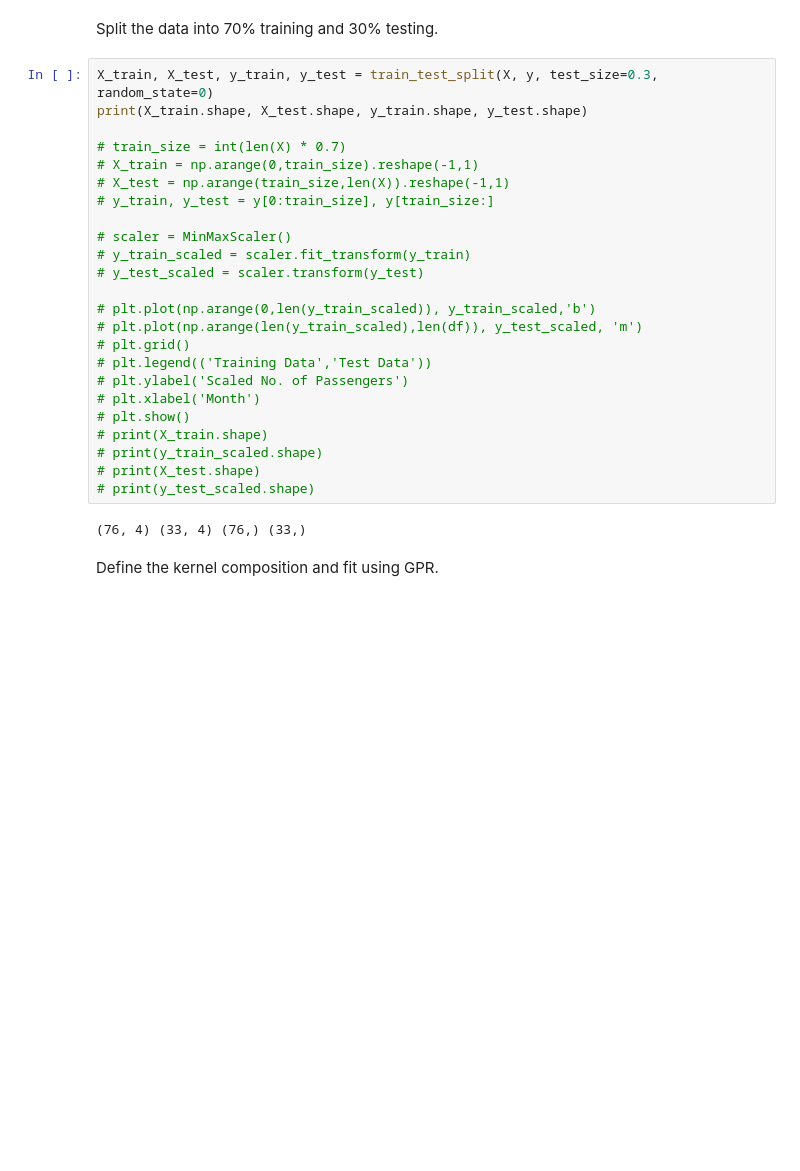
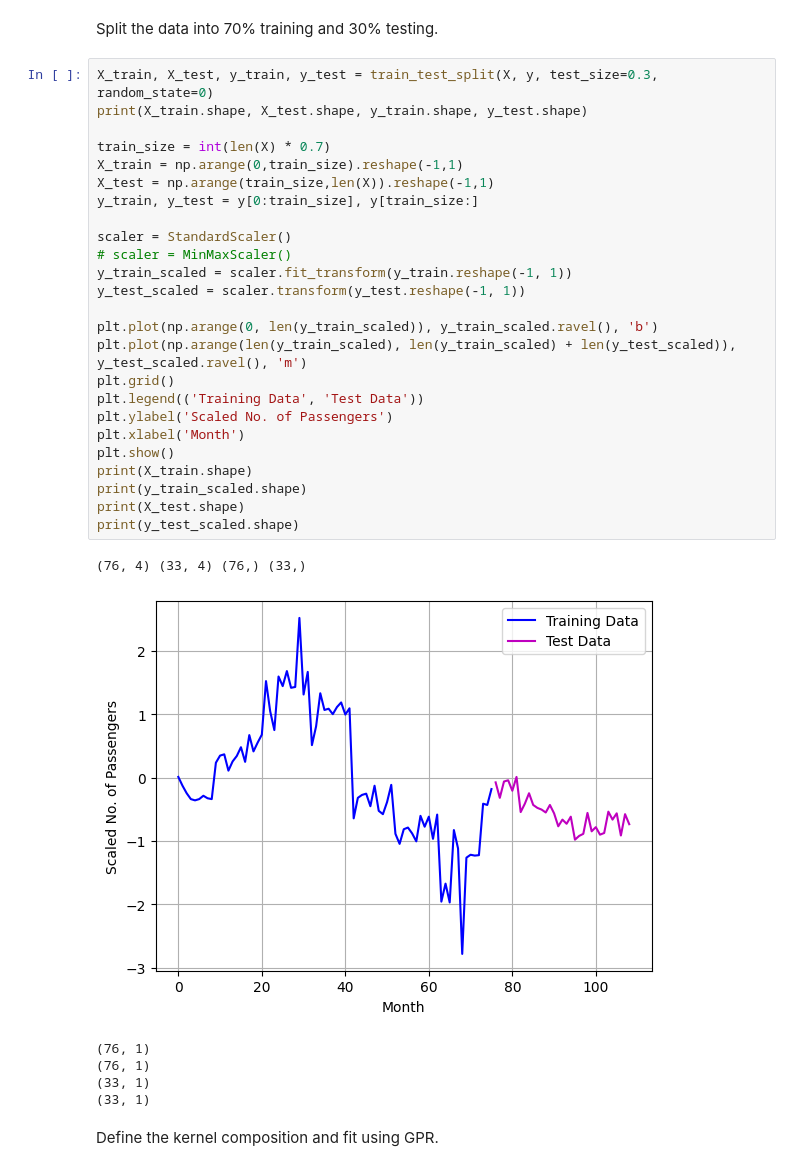
Before and after one commit to pctiope/AI221, a Jupyter notebook: Kernel_Methods/mex2_2_1.ipynb, the cells around one changed output. Saved outputs shown, nothing was run; the diff lists cells and outputs as text; blank space fills up the shorter version.

```diff
--- a/Kernel_Methods/mex2_2_1.ipynb
+++ b/Kernel_Methods/mex2_2_1.ipynb
@@ -45,29 +46,35 @@ Split the data into 70% training and 30% testing.
 # %%
 X_train, X_test, y_train, y_test = train_test_split(X, y, test_size=0.3, random_state=0)
 print(X_train.shape, X_test.shape, y_train.shape, y_test.shape)
 
-# train_size = int(len(X) * 0.7)
-# X_train = np.arange(0,train_size).reshape(-1,1)
-# X_test = np.arange(train_size,len(X)).reshape(-1,1)
-# y_train, y_test = y[0:train_size], y[train_size:]
+train_size = int(len(X) * 0.7)
+X_train = np.arange(0,train_size).reshape(-1,1)
+X_test = np.arange(train_size,len(X)).reshape(-1,1)
+y_train, y_test = y[0:train_size], y[train_size:]
 
+scaler = StandardScaler()
 # scaler = MinMaxScaler()
-# y_train_scaled = scaler.fit_transform(y_train)
-# y_test_scaled = scaler.transform(y_test)
+y_train_scaled = scaler.fit_transform(y_train.reshape(-1, 1))
+y_test_scaled = scaler.transform(y_test.reshape(-1, 1))
 
-# plt.plot(np.arange(0,len(y_train_scaled)), y_train_scaled,'b')
-# plt.plot(np.arange(len(y_train_scaled),len(df)), y_test_scaled, 'm')
-# plt.grid()
-# plt.legend(('Training Data','Test Data'))
-# plt.ylabel('Scaled No. of Passengers')
-# plt.xlabel('Month')
-# plt.show()
-# print(X_train.shape)
-# print(y_train_scaled.shape)
-# print(X_test.shape)
-# print(y_test_scaled.shape)
+plt.plot(np.arange(0, len(y_train_scaled)), y_train_scaled.ravel(), 'b')
+plt.plot(np.arange(len(y_train_scaled), len(y_train_scaled) + len(y_test_scaled)), y_test_scaled.ravel(), 'm')
+plt.grid()
+plt.legend(('Training Data', 'Test Data'))
+plt.ylabel('Scaled No. of Passengers')
+plt.xlabel('Month')
+plt.show()
+print(X_train.shape)
+print(y_train_scaled.shape)
+print(X_test.shape)
+print(y_test_scaled.shape)
 # %% [output]
 (76, 4) (33, 4) (76,) (33,)
+[figure, added]
+(76, 1)
+(76, 1)
+(33, 1)
+(33, 1)
 # %% [markdown]
 Define the kernel composition and fit using GPR.
 # %%
```
Also changed, not shown: parts of 3 cells of this notebook, 2 other files.
